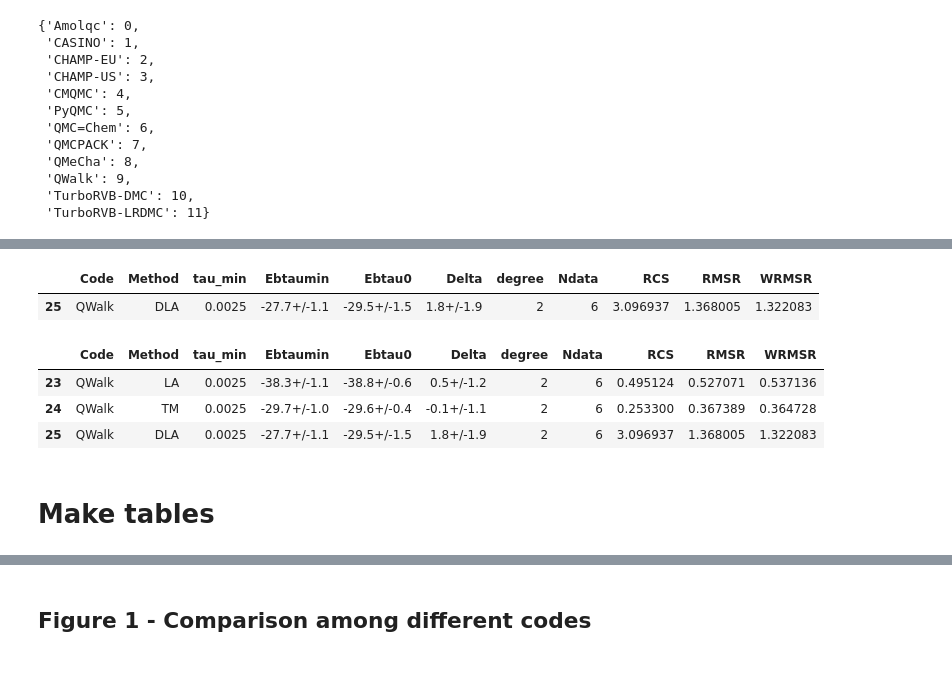
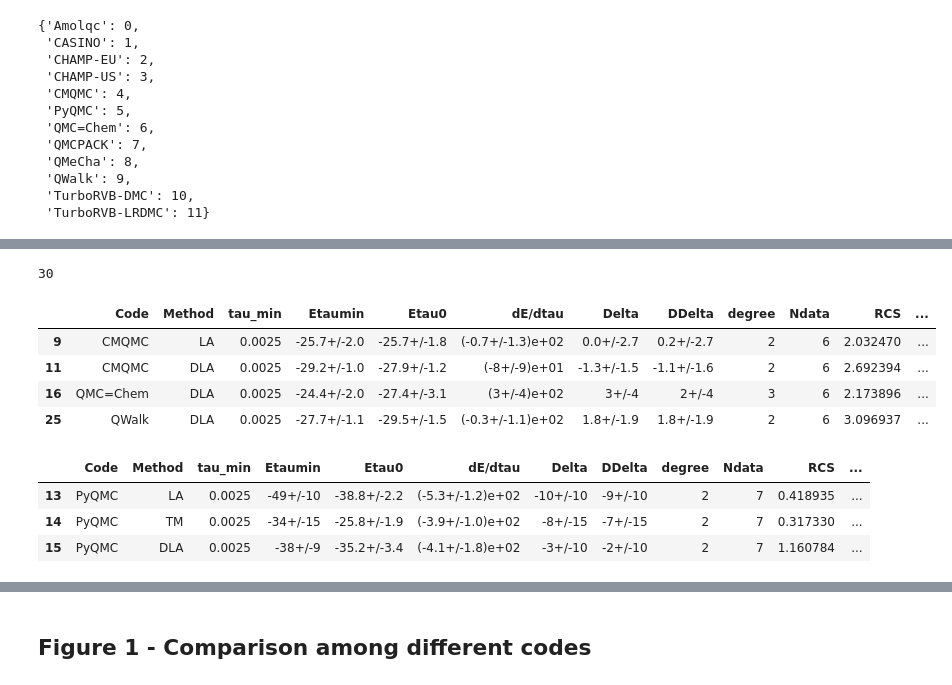
Before and after one commit to zenandrea/DMC-reproducibility, a Jupyter notebook: analysis.ipynb, the cells around one changed output, grey strips where cells are left out. Drawn from its saved outputs; the diff is of its cells as text; code cells hidden in the pictures.

Commit message:
update figs and tables SI and fits

```diff
--- a/analysis.ipynb
+++ b/analysis.ipynb
@@ -313,7 +352,7 @@ code_to_num_dict
 reanalyze_data = True
 
 # max tau for fit
-taumax = 0.1
+taumax = 0.2
 
 print(f"reanalyze_data = {reanalyze_data}")
 print(f"taumax = {taumax}")
@@ -389,12 +428,16 @@ if reanalyze_data:
                         degree = dmc_code_info[code][f'degreefit_{system}_{method}']
                     elif f'degreefit_{system}' in dmc_code_info[code].keys():
                         degree = dmc_code_info[code][f'degreefit_{system}']
+                    elif f'degreefit_{method}' in dmc_code_info[code].keys():
+                        degree = dmc_code_info[code][f'degreefit_{method}']
                     else:
                         degree = dmc_code_info[code]['degreefit']
                 elif energy_quantity in ['interaction_energy','interaction_energy_far','size_consistency_error']:
                     fitting_data = dmc_code_data[code][energy_quantity]['raw'][method]
-                    if f'degreefit_{method}' in dmc_code_info[code].keys():
-                        degree = dmc_code_info[code][f'degreefit_{method}']
+                    if f'degreefit_int_{method}' in dmc_code_info[code].keys():
+                        degree = dmc_code_info[code][f'degreefit_int_{method}']
+                    elif f'degreefit_int' in dmc_code_info[code].keys():
+                        degree = dmc_code_info[code][f'degreefit_int']
                     else:
                         degree = dmc_code_info[code]['degreefit']
 
@@ -448,19 +491,23 @@ if reanalyze_data:
                     }
 
                     # Data for Tables about the fit written in dictionary
-                    x_smallest_tau = np.min(xdata)
+                    tau_min = np.min(xdata)
                     y_smallest_tau = ydata[np.argmin(xdata)]
                     sigma_smallest_tau = sigma[np.argmin(xdata)]
                     Etaumin = ufloat( y_smallest_tau, sigma_smallest_tau )
                     Etau0   = lim_Eu
                     Delta = Etaumin - Etau0
+                    lim_dEdtau = ufloat( coeffs[-2], coeffs_err[-2] )
+                    DDelta = Delta - tau_min * lim_dEdtau
                     d_tab = {
                         'Code'     : code,
                         'Method'   : method_rename(method),
-                        'tau_min'  : x_smallest_tau,
-                        'Ebtaumin' : Etaumin,
-                        'Ebtau0'   : Etau0,
+                        'tau_min'  : tau_min,
+                        'Etaumin'  : Etaumin,
+                        'Etau0'    : Etau0,
+                        'dE/dtau'  : lim_dEdtau,
                         'Delta'    : Delta,
+                        'DDelta'   : DDelta,
                         'degree'   : degree,
                         'Ndata'    : len(ydata),
                         'RCS'      : chi_squared_reduced,
@@ -481,8 +528,8 @@ if reanalyze_data:
                             l_Eint.append(d_tab)
 
                     # print fitted data
-                    print(f'{energy_quantity.rjust(24)} {x_smallest_tau:5.4f} {len(ydata)} {degree} {chi_squared_reduced:-5.2f} {RMSR:-6.2g} {WRMSR:-6.2g}',
-                          f'{Etau0:-14.1uS} {Etaumin:-14.1uS} {Delta:-14.1uS} {x_smallest_tau*ufloat(coeffs[-2],coeffs_err[-2]):-14.1uS}' )
+                    print(f'{energy_quantity.rjust(24)} {tau_min:5.4f} {len(ydata)} {degree} {chi_squared_reduced:-5.2f} {RMSR:-6.2g} {WRMSR:-6.2g}',
+                          f'{Etau0:-14.1uS} {Etaumin:-14.1uS} {Delta:-14.1uS} {tau_min*ufloat(coeffs[-2],coeffs_err[-2]):-14.1uS}' )
                 except:
                     print( f'{energy_quantity.rjust(20)} Error fitting' )
 
@@ -536,12 +609,19 @@ CASINO          LA
+# %%
+len(df_Eint)
+# %% [output]
+30
 # %%
-df_Eint.loc[ df_Eint.RCS >3 ]
+df_Eint.loc[ df_Eint.RCS >2 ]
 # %% [output]
-|  | Code | Method | tau_min | Ebtaumin | Ebtau0 | Delta | degree | Ndata | RCS | RMSR | WRMSR |
-| 25 | QWalk | DLA | 0.0025 | -27.7+/-1.1 | -29.5+/-1.5 | 1.8+/-1.9 | 2 | 6 | 3.096937 | 1.368005 | 1.322083 |
+|  | Code | Method | tau_min | Etaumin | Etau0 | dE/dtau | Delta | DDelta | degree | Ndata | RCS | ... |
+| 9 | CMQMC | LA | 0.0025 | -25.7+/-2.0 | -25.7+/-1.8 | (-0.7+/-1.3)e+02 | 0.0+/-2.7 | 0.2+/-2.7 | 2 | 6 | 2.032470 | ... |
+| 11 | CMQMC | DLA | 0.0025 | -29.2+/-1.0 | -27.9+/-1.2 | (-8+/-9)e+01 | -1.3+/-1.5 | -1.1+/-1.6 | 2 | 6 | 2.692394 | ... |
+| 16 | QMC=Chem | DLA | 0.0025 | -24.4+/-2.0 | -27.4+/-3.1 | (3+/-4)e+02 | 3+/-4 | 2+/-4 | 3 | 6 | 2.173896 | ... |
+| 25 | QWalk | DLA | 0.0025 | -27.7+/-1.1 | -29.5+/-1.5 | (-0.3+/-1.1)e+02 | 1.8+/-1.9 | 1.8+/-1.9 | 2 | 6 | 3.096937 | ... |
 # %%
-df_Eint.loc[ df_Eint.Code == 'QWalk' ]
+df_Eint.loc[ df_Eint.RMSR >2 ]
 # %% [output]
-|  | Code | Method | tau_min | Ebtaumin | Ebtau0 | Delta | degree | Ndata | RCS | RMSR | WRMSR |
-| 23 | QWalk | LA | 0.0025 | -38.3+/-1.1 | -38.8+/-0.6 | 0.5+/-1.2 | 2 | 6 | 0.495124 | 0.527071 | 0.537136 |
-| 24 | QWalk | TM | 0.0025 | -29.7+/-1.0 | -29.6+/-0.4 | -0.1+/-1.1 | 2 | 6 | 0.253300 | 0.367389 | 0.364728 |
-| 25 | QWalk | DLA | 0.0025 | -27.7+/-1.1 | -29.5+/-1.5 | 1.8+/-1.9 | 2 | 6 | 3.096937 | 1.368005 | 1.322083 |
+|  | Code | Method | tau_min | Etaumin | Etau0 | dE/dtau | Delta | DDelta | degree | Ndata | RCS | ... |
+| 13 | PyQMC | LA | 0.0025 | -49+/-10 | -38.8+/-2.2 | (-5.3+/-1.2)e+02 | -10+/-10 | -9+/-10 | 2 | 7 | 0.418935 | ... |
+| 14 | PyQMC | TM | 0.0025 | -34+/-15 | -25.8+/-1.9 | (-3.9+/-1.0)e+02 | -8+/-15 | -7+/-15 | 2 | 7 | 0.317330 | ... |
+| 15 | PyQMC | DLA | 0.0025 | -38+/-9 | -35.2+/-3.4 | (-4.1+/-1.8)e+02 | -3+/-10 | -2+/-10 | 2 | 7 | 1.160784 | ... |
@@ -552,2 +627,0 @@ df_Eint.loc[ df_Eint.Code == 'QWalk' ]
-# %% [markdown]
-# Make tables
```
Also changed, not shown: parts of 34 cells of this notebook, 32 other files.
